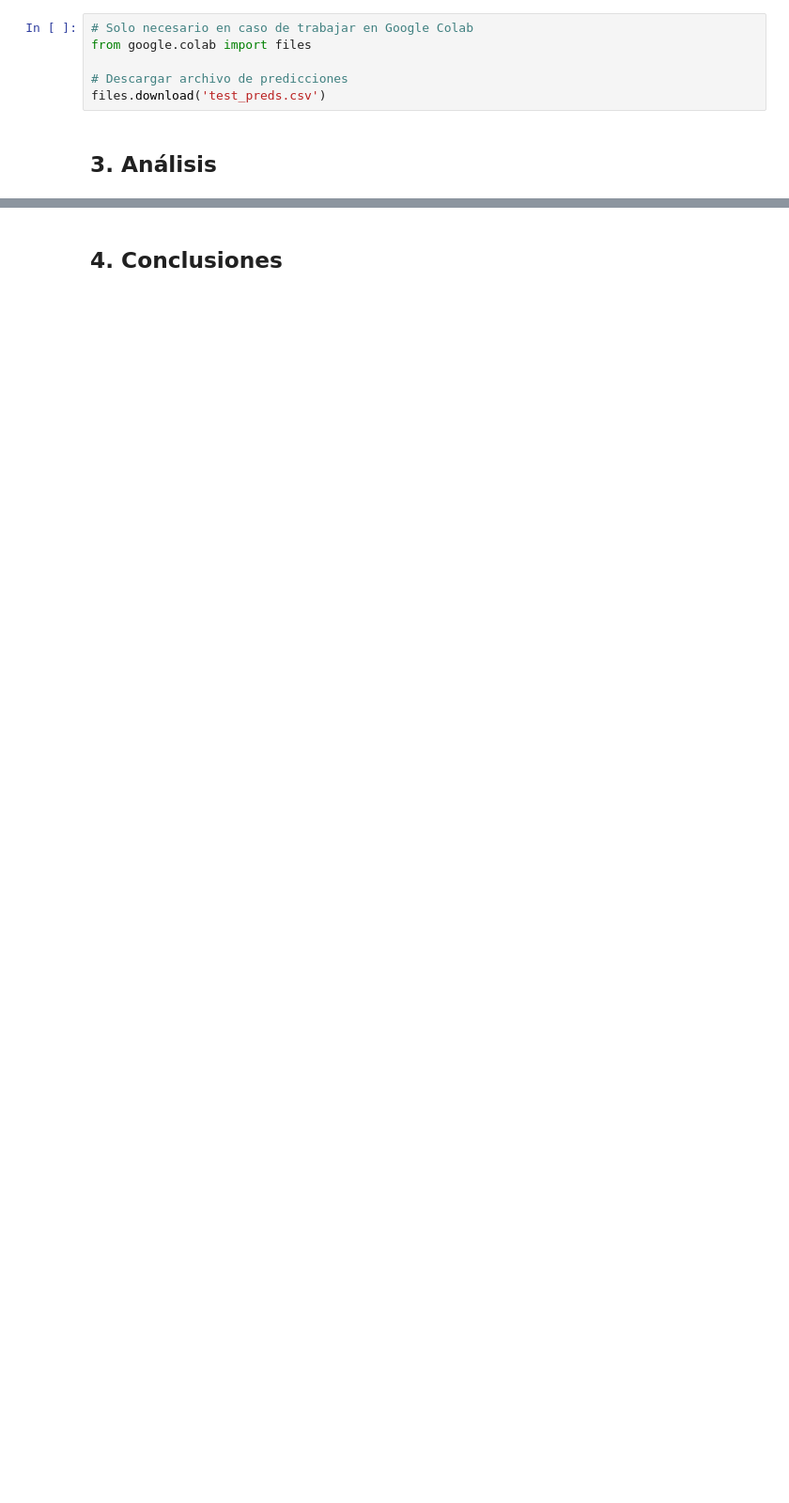
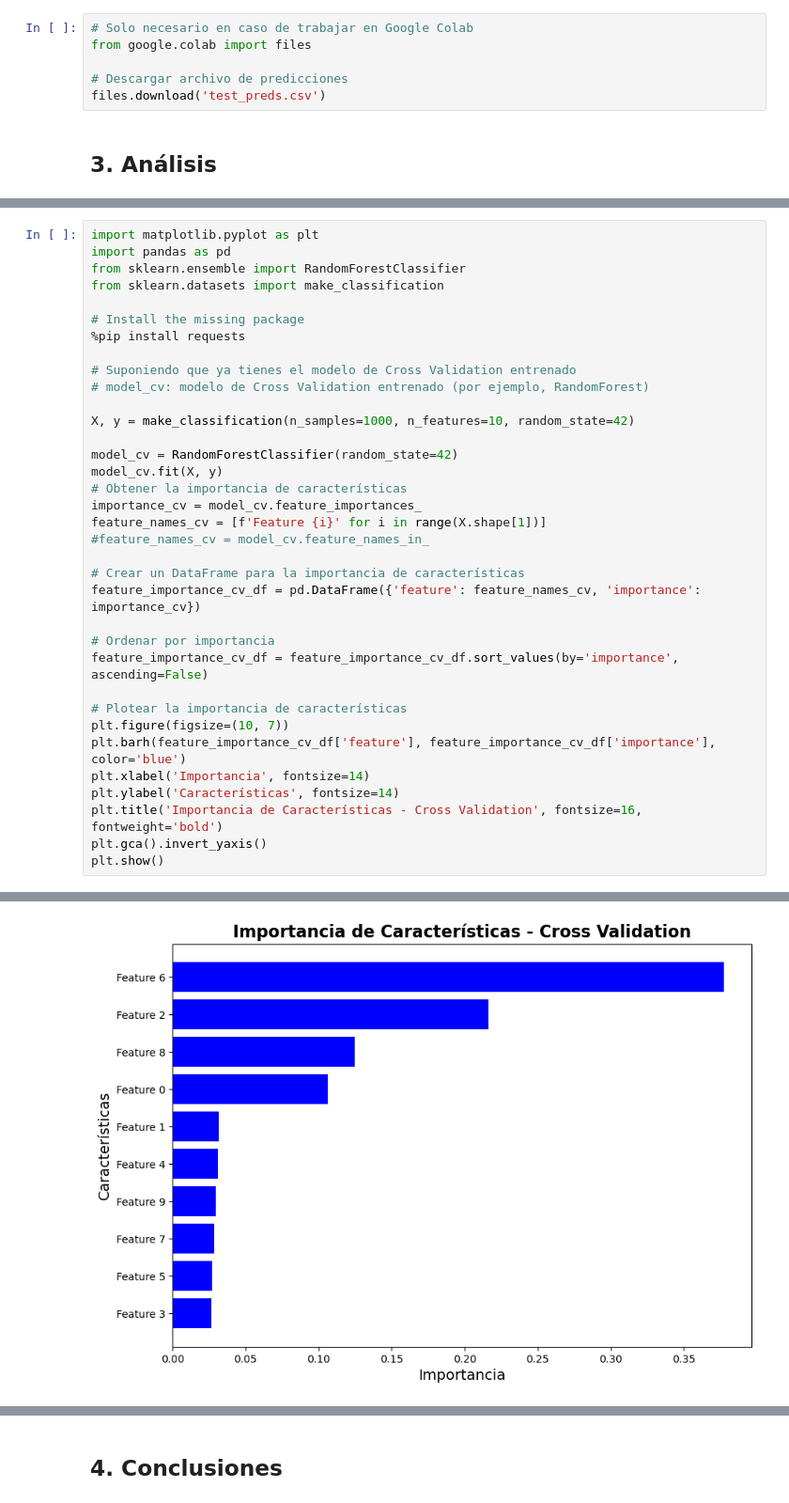
Before and after one commit to gabriellazovsky/prac3IA, a Jupyter notebook: P3IA_v2.ipynb, the cells around one changed output, grey strips where cells are left out. Shown: that part at 94% size. Cells and saved outputs as stored; diff of their text form; blank space fills up the shorter version.

```diff
--- a/P3IA_v2.ipynb
+++ b/P3IA_v2.ipynb
@@ -398,0 +438,36 @@ except NameError as e:
+# %%
+import matplotlib.pyplot as plt
+import pandas as pd
+from sklearn.ensemble import RandomForestClassifier
+from sklearn.datasets import make_classification
+
+# Install the missing package
+%pip install requests
+
+# Suponiendo que ya tienes el modelo de Cross Validation entrenado
+# model_cv: modelo de Cross Validation entrenado (por ejemplo, RandomForest)
+
+X, y = make_classification(n_samples=1000, n_features=10, random_state=42)
+
+model_cv = RandomForestClassifier(random_state=42)
+model_cv.fit(X, y)
+# Obtener la importancia de características
+importance_cv = model_cv.feature_importances_
+feature_names_cv = [f'Feature {i}' for i in range(X.shape[1])]
+#feature_names_cv = model_cv.feature_names_in_
+
+# Crear un DataFrame para la importancia de características
+feature_importance_cv_df = pd.DataFrame({'feature': feature_names_cv, 'importance': importance_cv})
+
+# Ordenar por importancia
+feature_importance_cv_df = feature_importance_cv_df.sort_values(by='importance', ascending=False)
+
+# Plotear la importancia de características
+plt.figure(figsize=(10, 7))
+plt.barh(feature_importance_cv_df['feature'], feature_importance_cv_df['importance'], color='blue')
+plt.xlabel('Importancia', fontsize=14)
+plt.ylabel('Características', fontsize=14)
+plt.title('Importancia de Características - Cross Validation', fontsize=16, fontweight='bold')
+plt.gca().invert_yaxis()
+plt.show()
+# %% [output]
@@ -398,0 +480 @@ except NameError as e:
+[figure, added]
```
Also changed, not shown: parts of 25 cells of this notebook, 1 other file.
